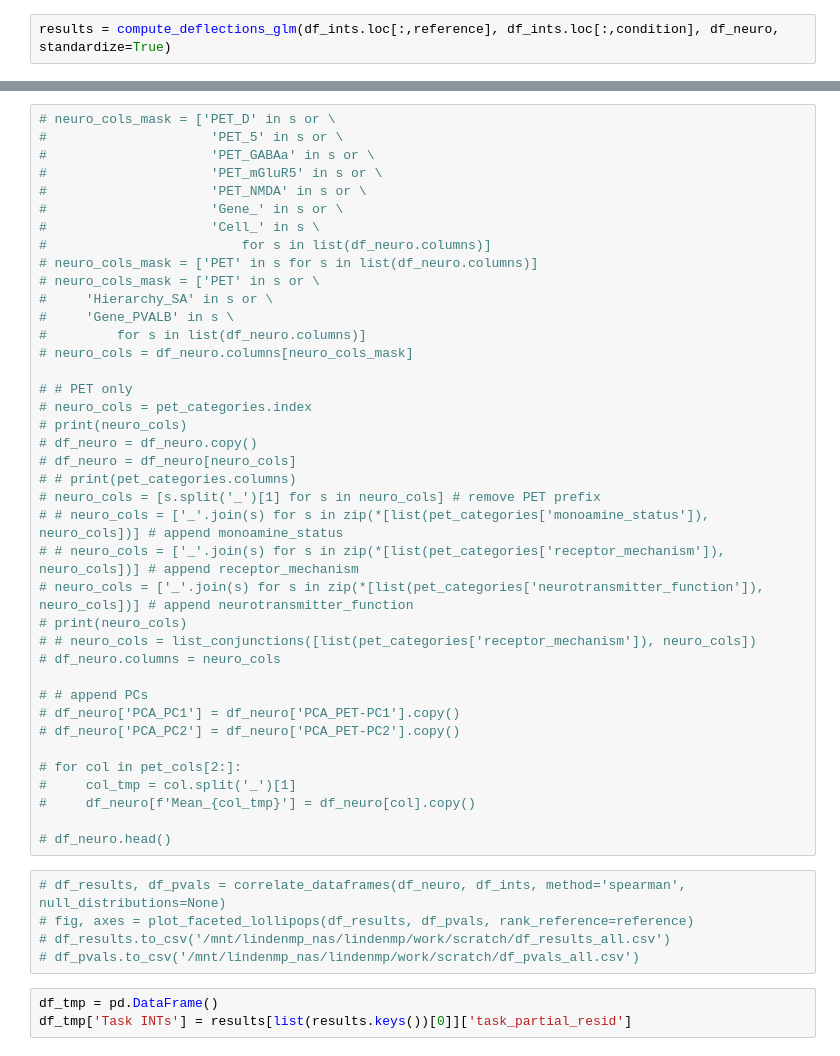
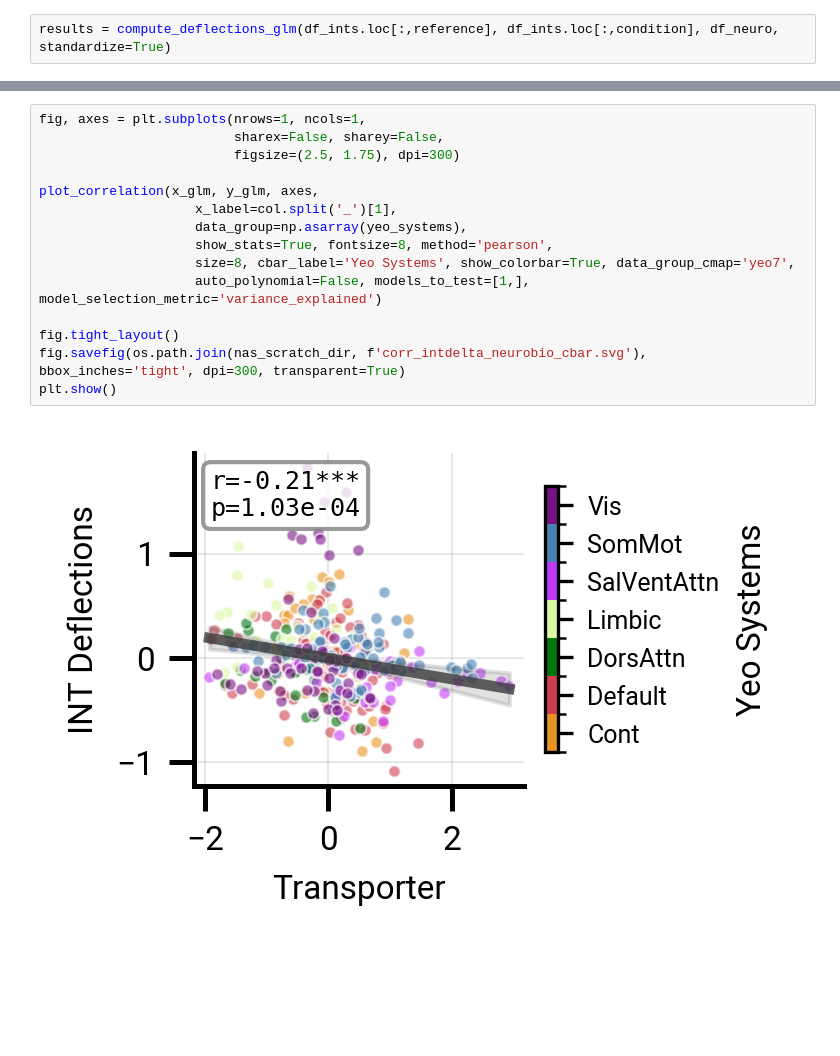
Before and after one commit to LindenParkesLab/intrinsic_neural_timescales, a Jupyter notebook: scripts/timescales_analysis_fig3.ipynb, the cells around one changed output, grey strips where cells are left out. Cells and saved outputs as stored; diff of their text form; blank space fills up the shorter version.

```diff
--- a/scripts/timescales_analysis_fig3.ipynb
+++ b/scripts/timescales_analysis_fig3.ipynb
@@ -1098,48 +1211,18 @@ plt.show()
-# %%
-# neuro_cols_mask = ['PET_D' in s or \
-#                     'PET_5' in s or \
-#                     'PET_GABAa' in s or \
-#                     'PET_mGluR5' in s or \
-#                     'PET_NMDA' in s or \
-#                     'Gene_' in s or \
-#                     'Cell_' in s \
-#                         for s in list(df_neuro.columns)]
-# neuro_cols_mask = ['PET' in s for s in list(df_neuro.columns)]
-# neuro_cols_mask = ['PET' in s or \
-#     'Hierarchy_SA' in s or \
-#     'Gene_PVALB' in s \
-#         for s in list(df_neuro.columns)]
-# neuro_cols = df_neuro.columns[neuro_cols_mask]
-
-# # PET only
-# neuro_cols = pet_categories.index
-# print(neuro_cols)
-# df_neuro = df_neuro.copy()
-# df_neuro = df_neuro[neuro_cols]
-# # print(pet_categories.columns)
-# neuro_cols = [s.split('_')[1] for s in neuro_cols] # remove PET prefix
-# # neuro_cols = ['_'.join(s) for s in zip(*[list(pet_categories['monoamine_status']), neuro_cols])] # append monoamine_status
-# # neuro_cols = ['_'.join(s) for s in zip(*[list(pet_categories['receptor_mechanism']), neuro_cols])] # append receptor_mechanism
-# neuro_cols = ['_'.join(s) for s in zip(*[list(pet_categories['neurotransmitter_function']), neuro_cols])] # append neurotransmitter_function
-# print(neuro_cols)
-# # neuro_cols = list_conjunctions([list(pet_categories['receptor_mechanism']), neuro_cols])
-# df_neuro.columns = neuro_cols
-
-# # append PCs
-# df_neuro['PCA_PC1'] = df_neuro['PCA_PET-PC1'].copy()
-# df_neuro['PCA_PC2'] = df_neuro['PCA_PET-PC2'].copy()
-
-# for col in pet_cols[2:]:
-#     col_tmp = col.split('_')[1]
-#     df_neuro[f'Mean_{col_tmp}'] = df_neuro[col].copy()
-
-# df_neuro.head()
-# %%
-# df_results, df_pvals = correlate_dataframes(df_neuro, df_ints, method='spearman', null_distributions=None)
-# fig, axes = plot_faceted_lollipops(df_results, df_pvals, rank_reference=reference)
-# df_results.to_csv('/mnt/lindenmp_nas/lindenmp/work/scratch/df_results_all.csv')
-# df_pvals.to_csv('/mnt/lindenmp_nas/lindenmp/work/scratch/df_pvals_all.csv')
-# %%
-df_tmp = pd.DataFrame()
-df_tmp['Task INTs'] = results[list(results.keys())[0]]['task_partial_resid']
+# %%
+fig, axes = plt.subplots(nrows=1, ncols=1,
+                         sharex=False, sharey=False,
+                         figsize=(2.5, 1.75), dpi=300)
+
+plot_correlation(x_glm, y_glm, axes,
+                    x_label=col.split('_')[1],
+                    data_group=np.asarray(yeo_systems),
+                    show_stats=True, fontsize=8, method='pearson',
+                    size=8, cbar_label='Yeo Systems', show_colorbar=True, data_group_cmap='yeo7',
+                    auto_polynomial=False, models_to_test=[1,], model_selection_metric='variance_explained')
+
+fig.tight_layout()
+fig.savefig(os.path.join(nas_scratch_dir, f'corr_intdelta_neurobio_cbar.svg'), bbox_inches='tight', dpi=300, transparent=True)
+plt.show()
+# %% [output]
+[figure, added]
 # %%
```
Also changed, not shown: parts of 25 cells of this notebook.
